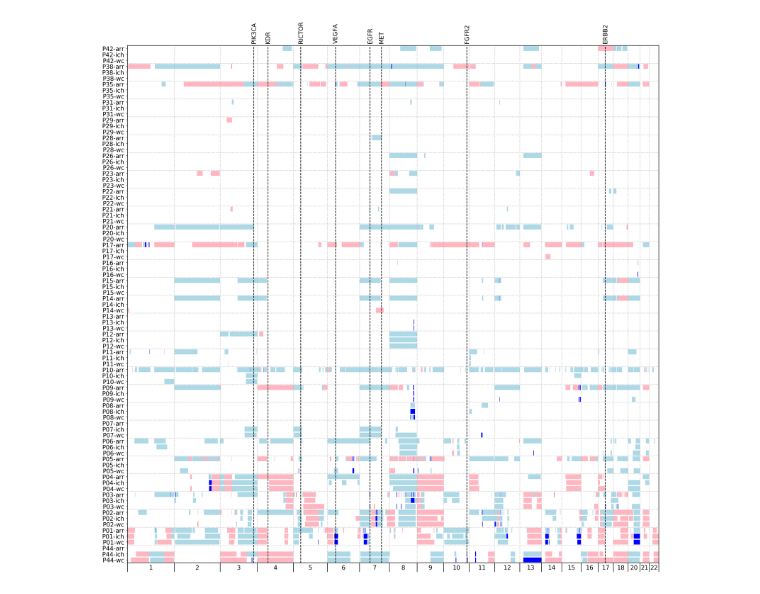
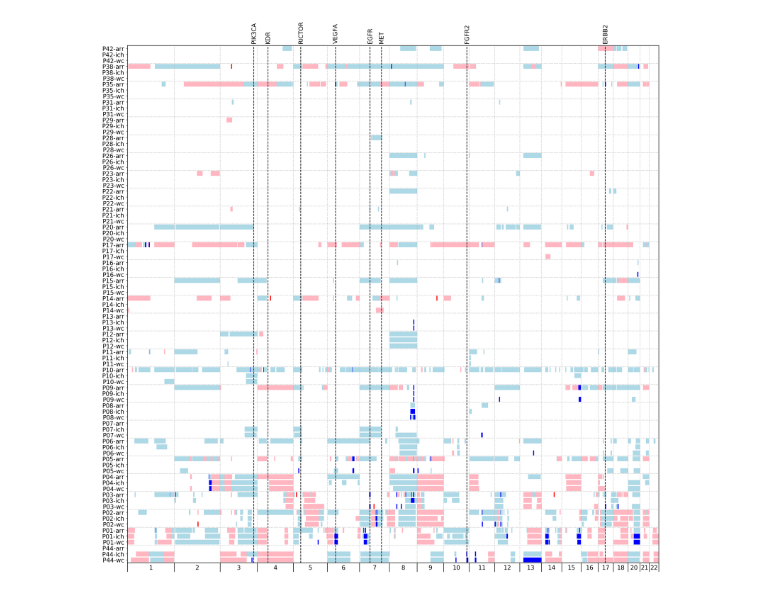
Before and after one commit to ollanta/dnaplot, a Jupyter notebook: dna plot.ipynb, the cells around one changed output. Cells and saved outputs as stored; diff of their text form; code cells hidden in the pictures.

```diff
--- a/dna plot.ipynb
+++ b/dna plot.ipynb
@@ -16,7 +16,7 @@ used_chromosomes = np.concatenate((np.arange(1, 19), np.arange(20, 23)))
 
 chromosome_lengths_arr = [249250621,243199373,198022430,191154276,180915260,171115067,159138663,146364022,141213431,135534747,135006516,133851895,115169878,107349540,102531392,90354753,81195210,78077248,59128983,63025520,48129895,51304566]
 binsize = 500000
-chromosome_lengths_arr = np.ceil(np.array(chromosome_lengths) / binsize) * binsize
+chromosome_lengths_arr = np.ceil(np.array(chromosome_lengths_arr) / binsize) * binsize
 chromosome_length_map = dict(zip(np.arange(1, 23), chromosome_lengths_arr))
 
 used_chromosome_lengths = [chromosome_length_map[c] for c in used_chromosomes]
@@ -46,7 +46,8 @@ def get_minwidth(axes):
 def render_aberrations(axes, cases, labels, boxheight=0.8, n_types=1):
     # Data should be a list of cases, where each case is a list of tuples [chromosome, start, end, gain/loss, amplified]
 
-    minwidth = get_minwidth(axes)
+    # Let the minimum block be 2 pixels
+    minwidth = 5 * get_minwidth(axes)
 
     # Generate effect patches
     patches = []
@@ -157,32 +158,32 @@ data = pd.DataFrame({'analysis': inp_exc['WC/ichor/array'],
                      'gain/loss': inp_exc['gain/loss'],
                      'amplified': False})
 
 all_data, labels = group_data(data, [("", "array")])
 render_aberrations(ax, all_data, labels, n_types=1)
 """
 
 # Read data and render aberrations
-inp_exc = pd.read_excel("Input_ollantafigur.xlsx", sheet_name=0)
+inp_exc = pd.read_excel("Input_ollantafigur_191123.xlsx", sheet_name=0)
 
 data = pd.DataFrame({'analysis': inp_exc['WC/ichor/array'],
                      'participant': inp_exc['Patient'],
                      'chromosome': inp_exc['Chrom'],
                      'start': inp_exc['Start'],
                      'end': inp_exc['Stop'],
                      'gain/loss': inp_exc['gain/loss'],
                      'amplified': False})
 
 wcorichor = (data["analysis"] == "WC") | (data["analysis"] == "ichor")
 data.loc[(wcorichor) & (inp_exc["Effect/TFx"] > 1.5), "amplified"] = True
 data.loc[(wcorichor) & (inp_exc["Effect/TFx"].isna()) & (inp_exc["effect"] > 4.5), "amplified"] = True
 data.loc[(data["analysis"] == "array") & (inp_exc["MLR"] > 1.32), "amplified"] = True
 
 all_data, labels = group_data(data, [("-wc", "WC"), ("-ich", "ichor"), ("-arr", "array")])
 render_aberrations(ax, all_data, labels, n_types=3)
 
 # Read region data and add annotations
 reg_exc = pd.read_excel("Regioner-new.xlsx", sheet_name=0)
 
 group_and_add_annotations(ax, reg_exc)
 # %% [output]
-[figure, old version]
+[figure, new version]
```
